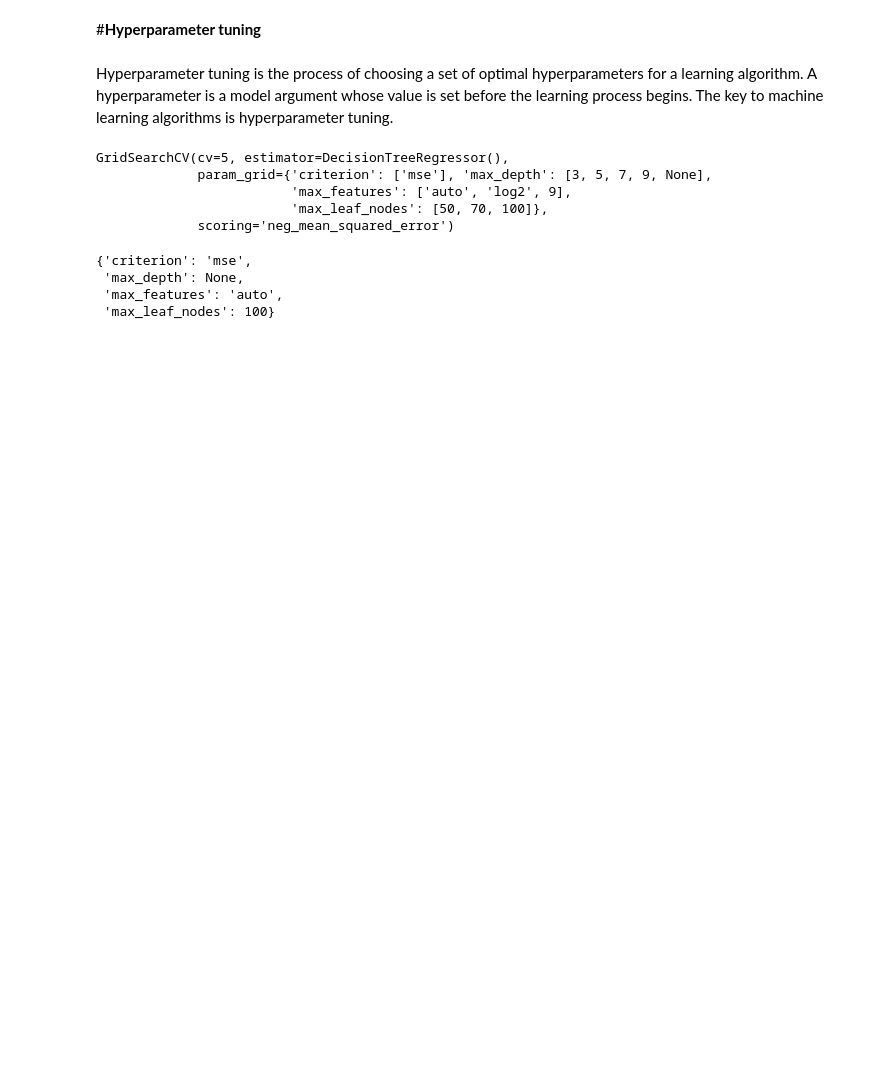
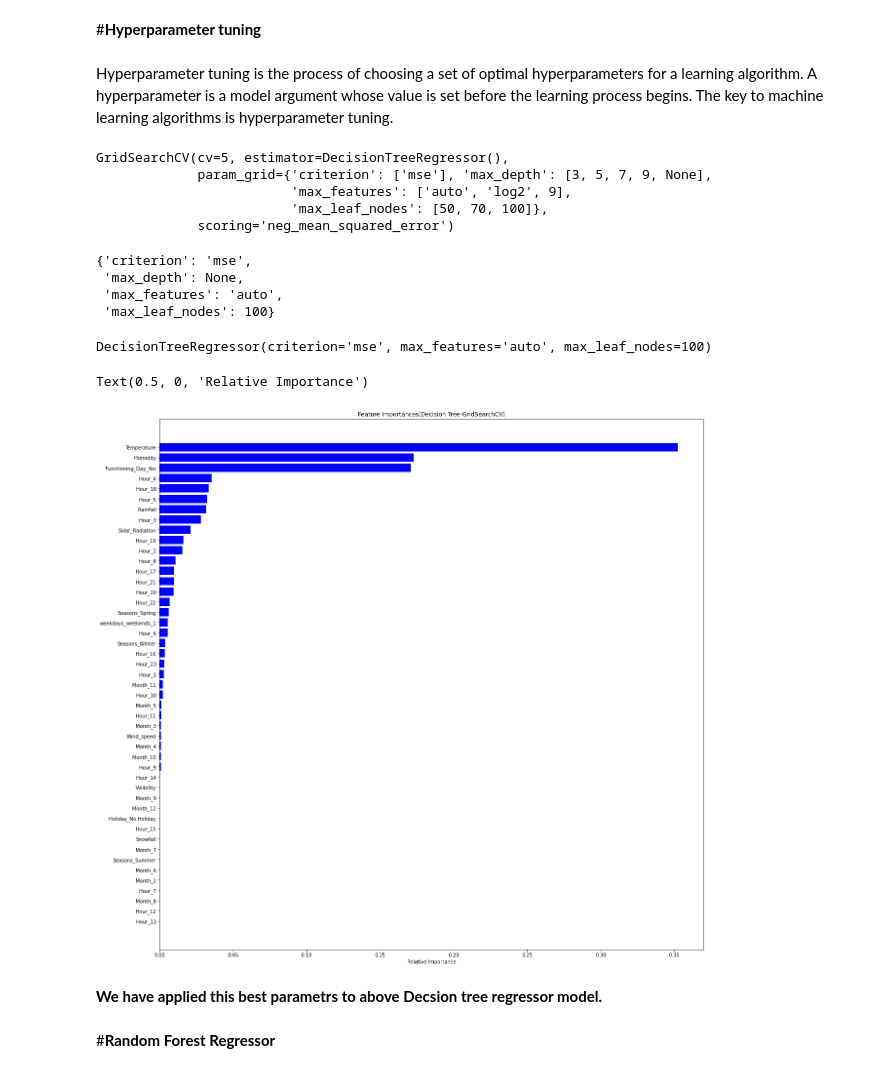
Before and after one commit to sksamima5/Bike-Sharing-Demand-Prediction-, a Jupyter notebook: Bike_Sharing_Demand_Prediction_Capstone_Project.ipynb, the cells around one changed output. Cells and saved outputs as stored; diff of their text form; code cells hidden in the pictures; blank space fills up the shorter version.

```diff
--- a/Bike_Sharing_Demand_Prediction_Capstone_Project.ipynb
+++ b/Bike_Sharing_Demand_Prediction_Capstone_Project.ipynb
@@ -1711,6 +1711,25 @@ tuning_model.best_params_
  'max_features': 'auto',
  'max_leaf_nodes': 100}
 # %%
-from enum import auto
 #Let's implement the best parameters in Decision tree regressor
-dt_regressor = DecisionTreeRegressor(criterion='mse', max_depth= None, max_leaf_nodes=100, max_features=auto)
+dt_regressor = DecisionTreeRegressor(criterion='mse', max_depth= None, max_leaf_nodes=100, max_features='auto')
+dt_regressor.fit(X_train, y_train)
+# %% [output]
+DecisionTreeRegressor(criterion='mse', max_features='auto', max_leaf_nodes=100)
+# %%
+#Let's check the important variables
+imp_variables=X.columns
+importances = dt_regressor.feature_importances_
+indices = np.argsort(importances)
+plt.figure(figsize=(20,20))
+plt.title('Feature Importances(Decision Tree-GridSearchCV)')
+plt.barh(range(len(indices)), importances[indices], color='b', align='center')
+plt.yticks(range(len(indices)), imp_variables[indices])
+plt.xlabel('Relative Importance')
+# %% [output]
+Text(0.5, 0, 'Relative Importance')
+[figure, added]
+# %% [markdown]
+**We have applied this best parametrs to above Decsion tree regressor model.**
+# %% [markdown]
+#**Random Forest Regressor**
```
Also changed, not shown: parts of 6 cells of this notebook.
